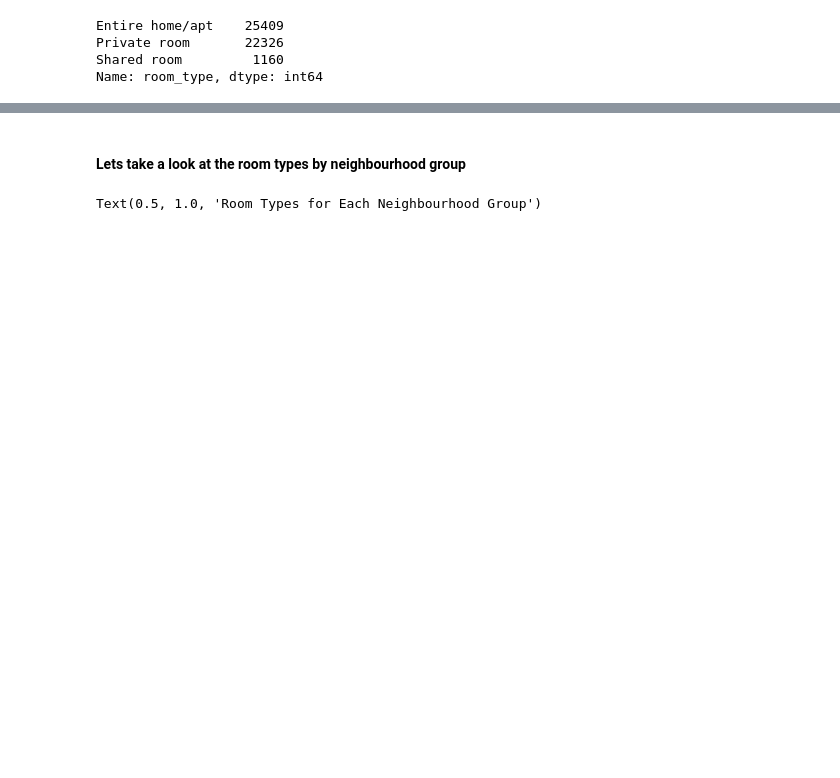
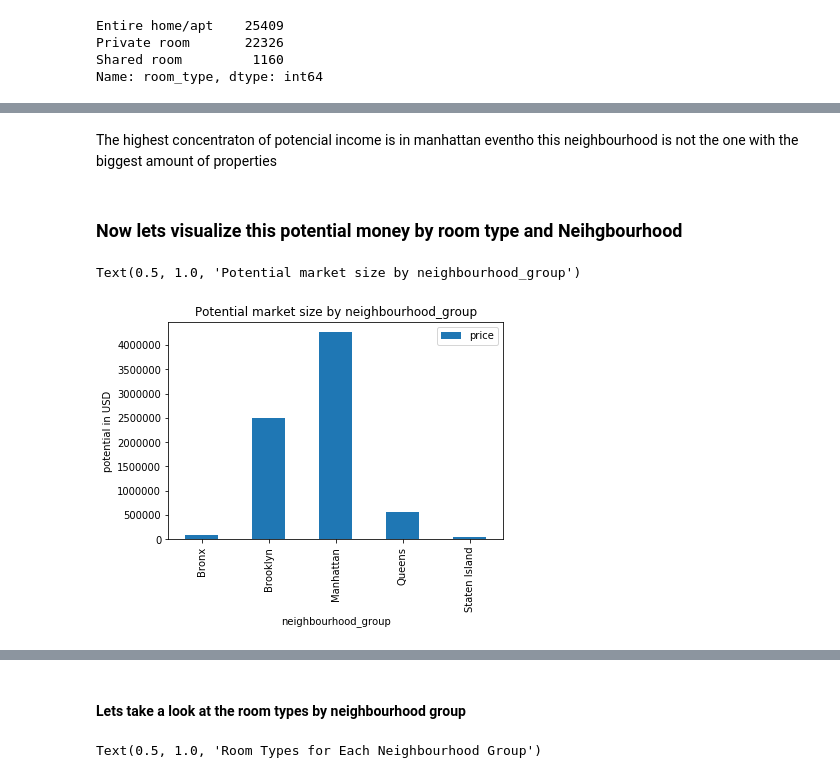
Before and after one commit to leosquintero/Airbnb-data-science-project, a Jupyter notebook: AirBnb EDA.ipynb, the cells around one changed output, grey strips where cells are left out. Saved outputs shown, nothing was run; the diff lists cells and outputs as text; code cells hidden in the pictures; blank space fills up the shorter version.

```diff
--- a/AirBnb EDA.ipynb
+++ b/AirBnb EDA.ipynb
@@ -126,0 +175,11 @@ Name: room_type, dtype: int64
+# %% [markdown]
+The highest concentraton of potencial income is in manhattan eventho this neighbourhood is not the one with the biggest amount of properties
+# %% [markdown]
+### Now lets visualize this potential money by  room type and Neihgbourhood
+# %%
+bnb[['neighbourhood_group', 'price', 'room_type']].groupby('neighbourhood_group',).sum().plot(kind = "bar")
+plt.ylabel("potential in USD")
+plt.title('Potential market size by neighbourhood_group')
+# %% [output]
+Text(0.5, 1.0, 'Potential market size by neighbourhood_group')
+[figure, added]
```
Also changed, not shown: parts of 27 cells of this notebook.
